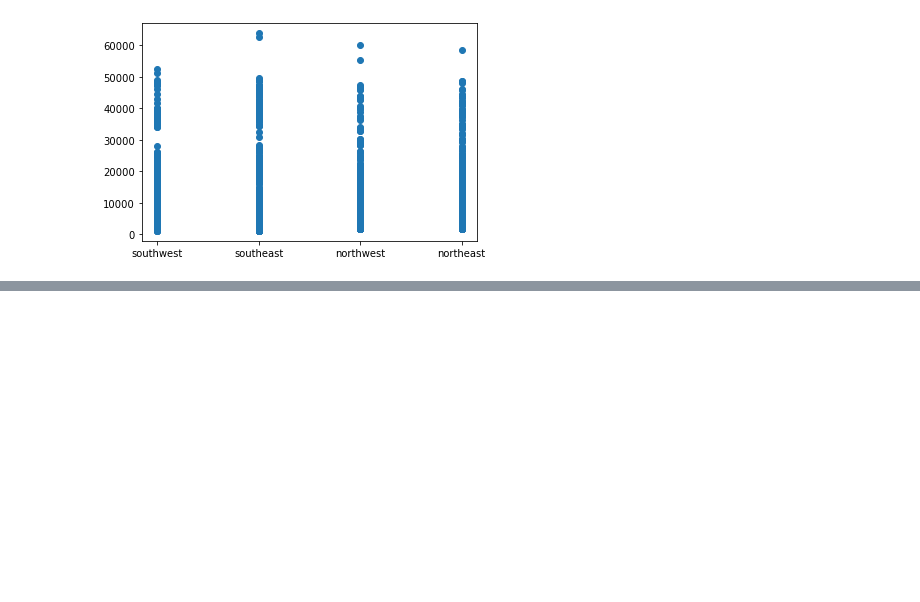
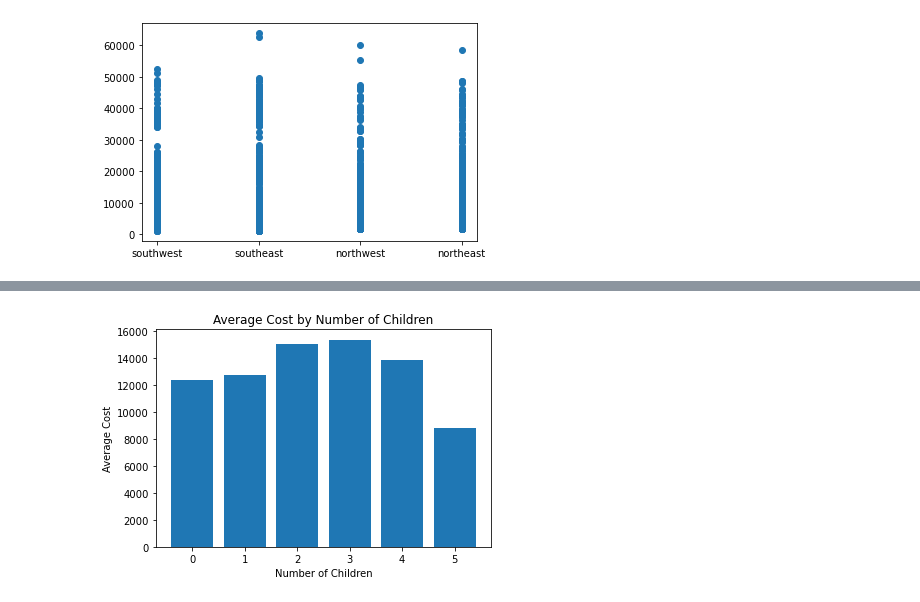
Before and after one commit to EricaEidelman/US_Medical_Insurance, a Jupyter notebook: us-medical-insurance-costs.ipynb, the cells around one changed output, grey strips where cells are left out. Drawn from its saved outputs; the diff is of its cells as text; code cells hidden in the pictures; blank space fills up the shorter version.

```diff
--- a/us-medical-insurance-costs.ipynb
+++ b/us-medical-insurance-costs.ipynb
@@ -89,0 +182,4 @@ plt.show()
+# %%
+bar_chart(num_children_avg_cost, "Number of Children")
+# %% [output]
+[figure, added]
```
Also changed, not shown: parts of 11 cells of this notebook.
